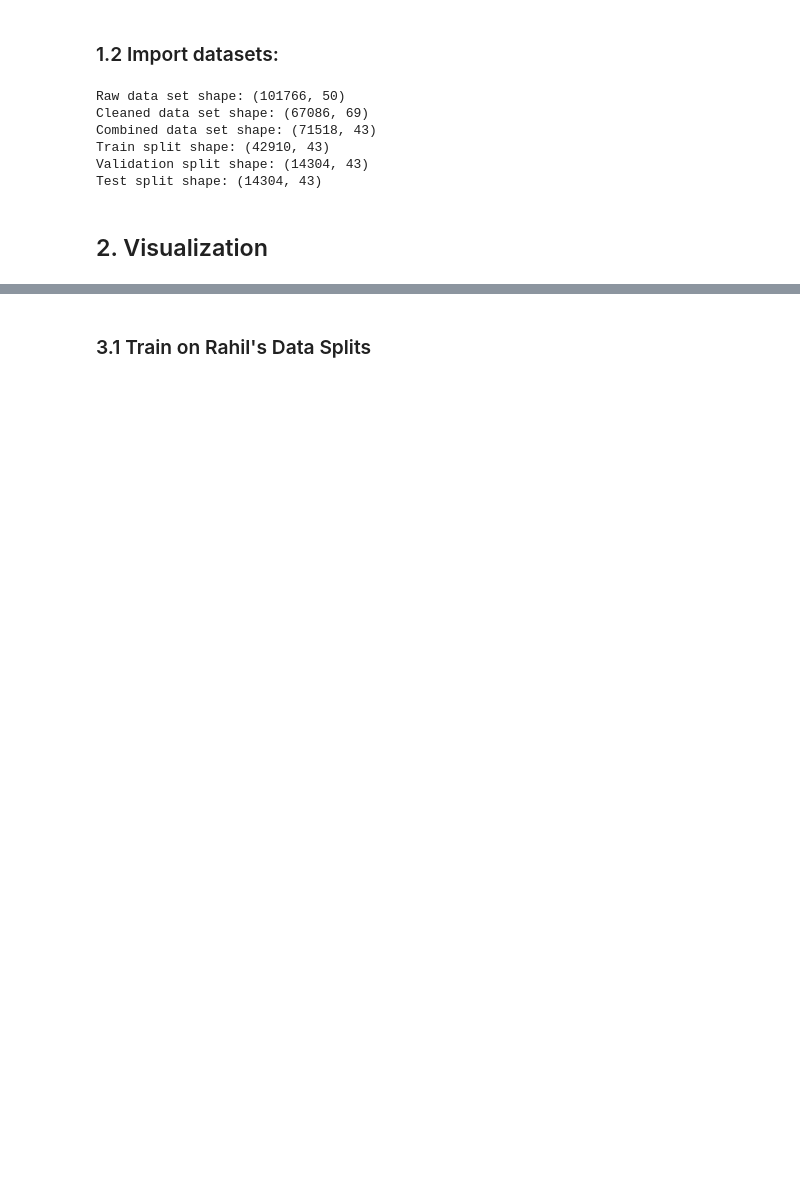
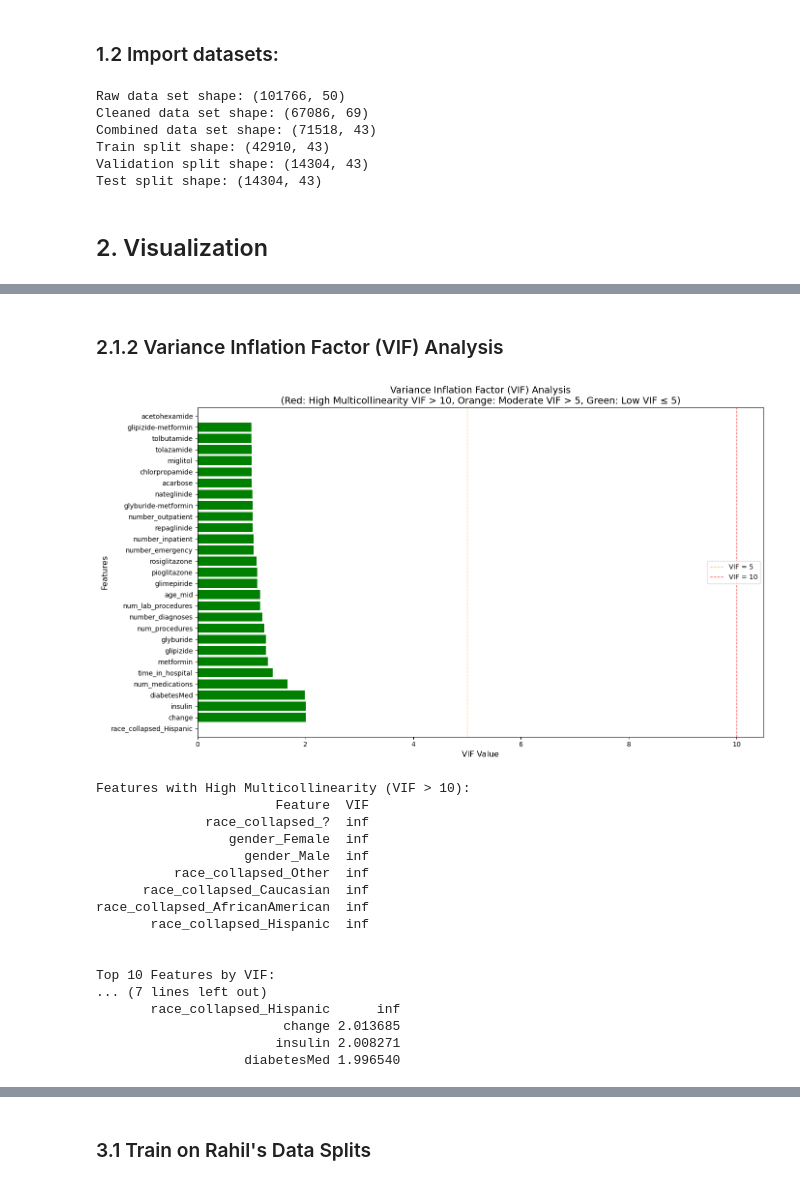
Before and after one commit to cpfrish/diabetes-readmission, a Jupyter notebook: notebooks/colin_viz_transformer.ipynb, the cells around one changed output, grey strips where cells are left out. Saved outputs shown, nothing was run; the diff lists cells and outputs as text; code cells hidden in the pictures; blank space fills up the shorter version.

```diff
--- a/notebooks/colin_viz_transformer.ipynb
+++ b/notebooks/colin_viz_transformer.ipynb
@@ -227,0 +307,73 @@ def create_violin_plots(df, continuous_features):
+# %% [markdown]
+### 2.1.2 Variance Inflation Factor (VIF) Analysis
+# %%
+from statsmodels.stats.outliers_influence import variance_inflation_factor
+
+# Prepare data for VIF calculation (use a sample if dataset is too large)
+X_vif = df_combined_clean[numerical_cols].copy()
+
+# Remove any columns with zero variance
+X_vif = X_vif.loc[:, X_vif.std() > 0]
+
+# Sample data if too large (VIF computation can be expensive)
+if len(X_vif) > 10000:
+    X_vif = X_vif.sample(n=10000, random_state=42)
+
+# Remove any NaN values
+X_vif = X_vif.dropna()
+
+# Calculate VIF for each feature
+vif_data = []
+for i, col in enumerate(X_vif.columns):
+    try:
+        vif = variance_inflation_factor(X_vif.values, i)
+        vif_data.append({'Feature': col, 'VIF': vif})
+    except:
+        vif_data.append({'Feature': col, 'VIF': np.nan})
+
+vif_df = pd.DataFrame(vif_data).sort_values('VIF', ascending=False)
+
+# Visualize VIF
+plt.figure(figsize=(14, 8))
+colors = ['red' if x > 10 else 'orange' if x > 5 else 'green'
+          for x in vif_df['VIF'].fillna(0)]
+plt.barh(vif_df['Feature'], vif_df['VIF'], color=colors)
+plt.xlabel('VIF Value', fontsize=12)
+plt.ylabel('Features', fontsize=12)
+plt.title('Variance Inflation Factor (VIF) Analysis\n(Red: High Multicollinearity VIF > 10, Orange: Moderate VIF > 5, Green: Low VIF ≤ 5)',
+          fontsize=14)
+plt.axvline(x=5, color='orange', linestyle='--', linewidth=1, alpha=0.7, label='VIF = 5')
+plt.axvline(x=10, color='red', linestyle='--', linewidth=1, alpha=0.7, label='VIF = 10')
+plt.legend()
+plt.tight_layout()
+plt.show()
+
+# Display features with high multicollinearity
+print("\nFeatures with High Multicollinearity (VIF > 10):")
+high_vif = vif_df[vif_df['VIF'] > 10]
+if len(high_vif) > 0:
+    print(high_vif.to_string(index=False))
+else:
+    print("No features with VIF > 10")
+
+print("\n\nTop 10 Features by VIF:")
+print(vif_df.head(10).to_string(index=False))
+# %% [output]
+[figure, added]
+Features with High Multicollinearity (VIF > 10):
+                       Feature  VIF
+              race_collapsed_?  inf
+                 gender_Female  inf
+                   gender_Male  inf
+          race_collapsed_Other  inf
+      race_collapsed_Caucasian  inf
+race_collapsed_AfricanAmerican  inf
+       race_collapsed_Hispanic  inf
+
+
+Top 10 Features by VIF:
+... (7 lines left out)
+       race_collapsed_Hispanic      inf
+                        change 2.013685
+                       insulin 2.008271
+                   diabetesMed 1.996540
```
Also changed, not shown: parts of 36 cells of this notebook, 10 other files.
